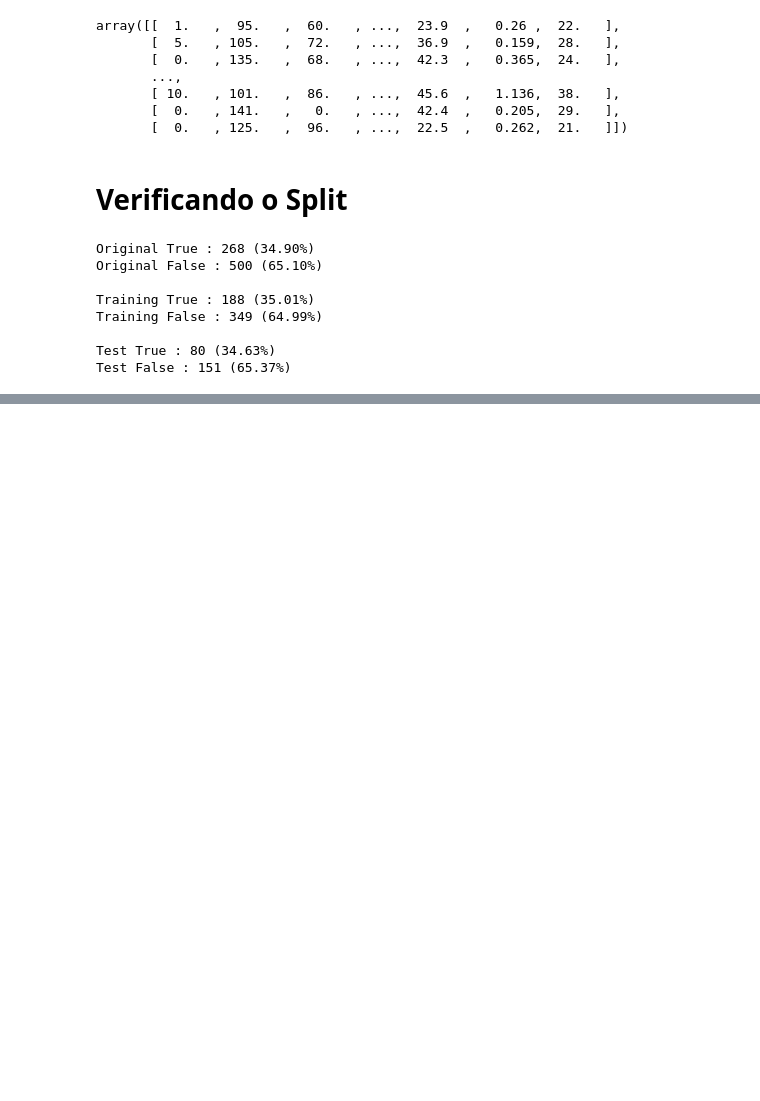
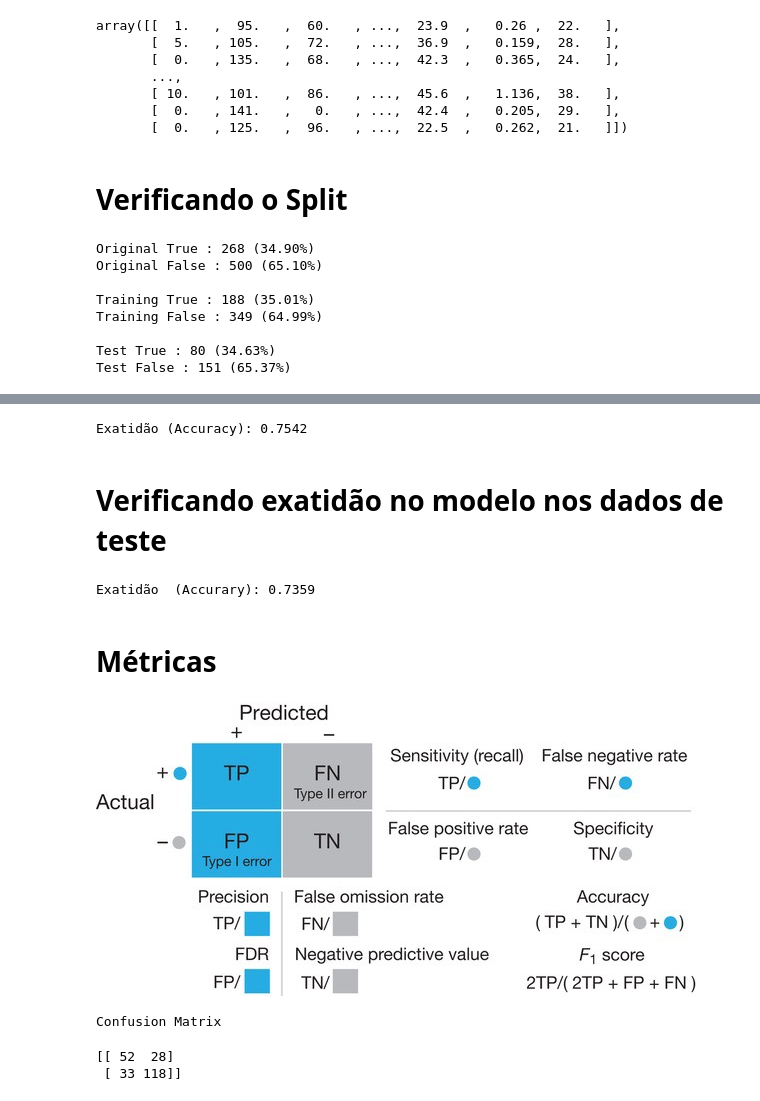
Before and after one commit to leonardodamata/Python_Analise_Dados, a Jupyter notebook: Machine_Learning.ipynb, the cells around one changed output, grey strips where cells are left out. Cells and saved outputs as stored; diff of their text form; code cells hidden in the pictures; blank space fills up the shorter version.

```diff
--- a/Machine_Learning.ipynb
+++ b/Machine_Learning.ipynb
@@ -231,0 +294,32 @@ Test False : 151 (65.37%)
+# %%
+nb_predict_train = modelo_v1.predict(X_treino)
+print("Exatidão (Accuracy): {0:.4f}".format(metrics.accuracy_score(Y_treino, nb_predict_train)))
+print()
+# %% [output]
+Exatidão (Accuracy): 0.7542
+# %% [markdown]
+# Verificando  exatidão no modelo nos dados de teste
+# %%
+nb_predict_test = modelo_v1.predict(X_teste)
+print("Exatidão  (Accurary): {0:.4f}".format(metrics.accuracy_score(Y_teste, nb_predict_test)))
+print()
+# %% [output]
+Exatidão  (Accurary): 0.7359
+# %% [markdown]
+# Métricas
+# %%
+from IPython.display import Image
+Image('imagem/ConfusionMatrix.jpg')
+# %% [output]
+[figure, added]
+# %%
+# Criando uma Confusion Matrix
+print("Confusion Matrix")
+# %% [output]
+Confusion Matrix
+# %%
+print("{0}".format(metrics.confusion_matrix(Y_teste, nb_predict_test, labels = [1, 0])))
+print("")
+# %% [output]
+[[ 52  28]
+ [ 33 118]]
```
Also changed, not shown: parts of 16 cells of this notebook, 1 other file.
